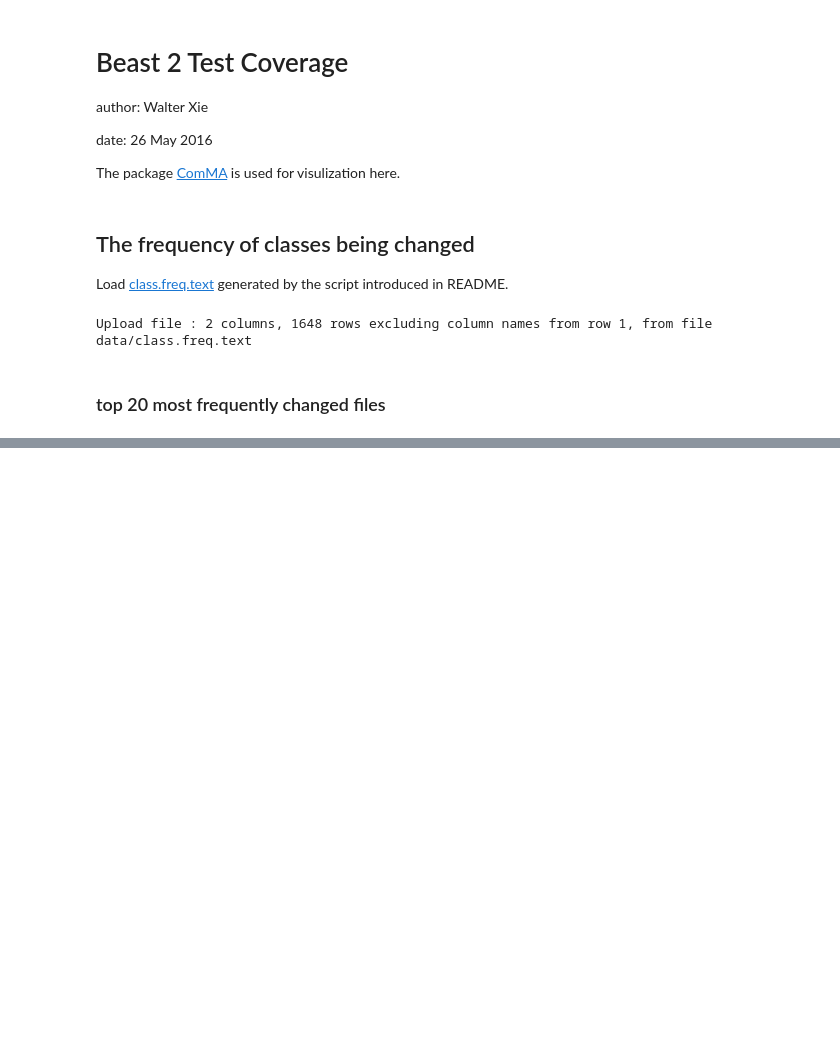
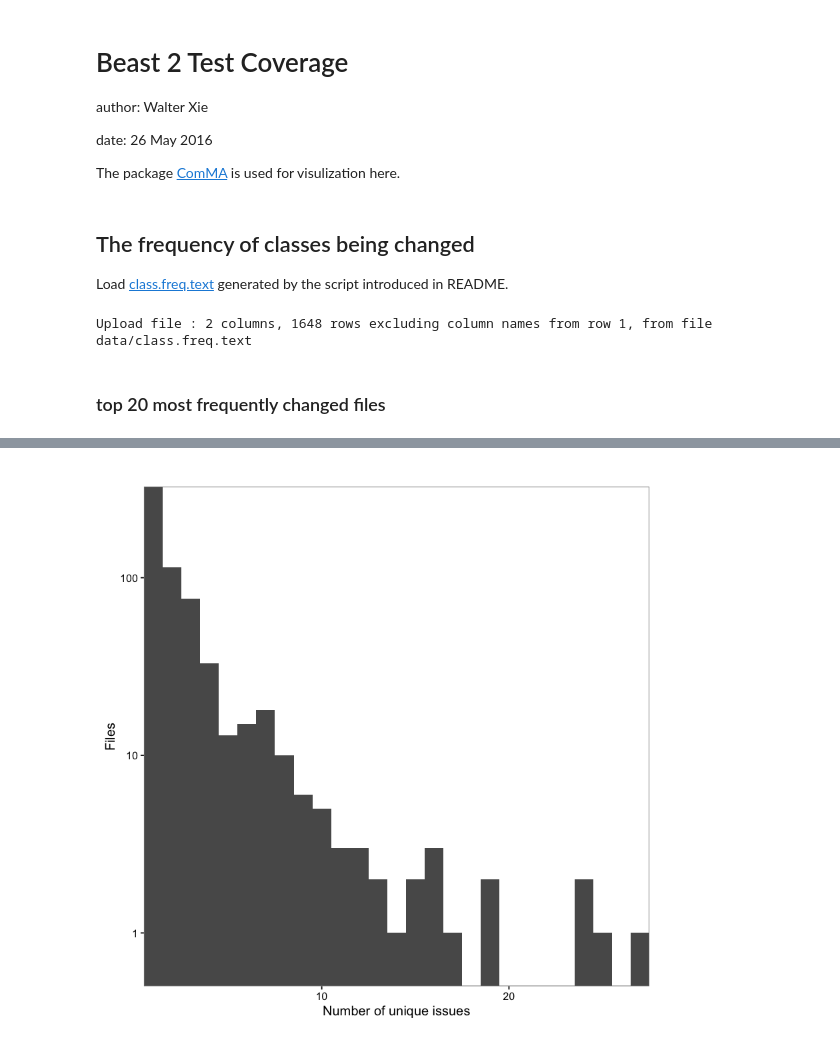
Before and after one commit to CompEvol/beast2report, a Jupyter notebook: report.ipynb, the cells around one changed output, grey strips where cells are left out. Saved outputs shown, nothing was run; the diff lists cells and outputs as text; code cells hidden in the pictures; blank space fills up the shorter version.

```diff
--- a/report.ipynb
+++ b/report.ipynb
@@ -44,0 +116,3 @@ freq[1:20,]
+# %%
+issue <- ComMA::readFile("data/issue_dist.text", sep=" ", row.names=NULL)
+issue <- issue[order(issue$count, decreasing=T),]
@@ -44,0 +145,5 @@ freq[1:20,]
+# %%
+ggHistogram(issue, x.id="count", binwidth = 1,
+            x.lab="Number of unique issues", y.lab="Files",
+            y.trans="log", title="", verbose=F)
+# %% [output]
@@ -44,0 +152 @@ freq[1:20,]
+[figure, added]
```
Also changed, not shown: parts of 14 cells of this notebook, 1 other file.
